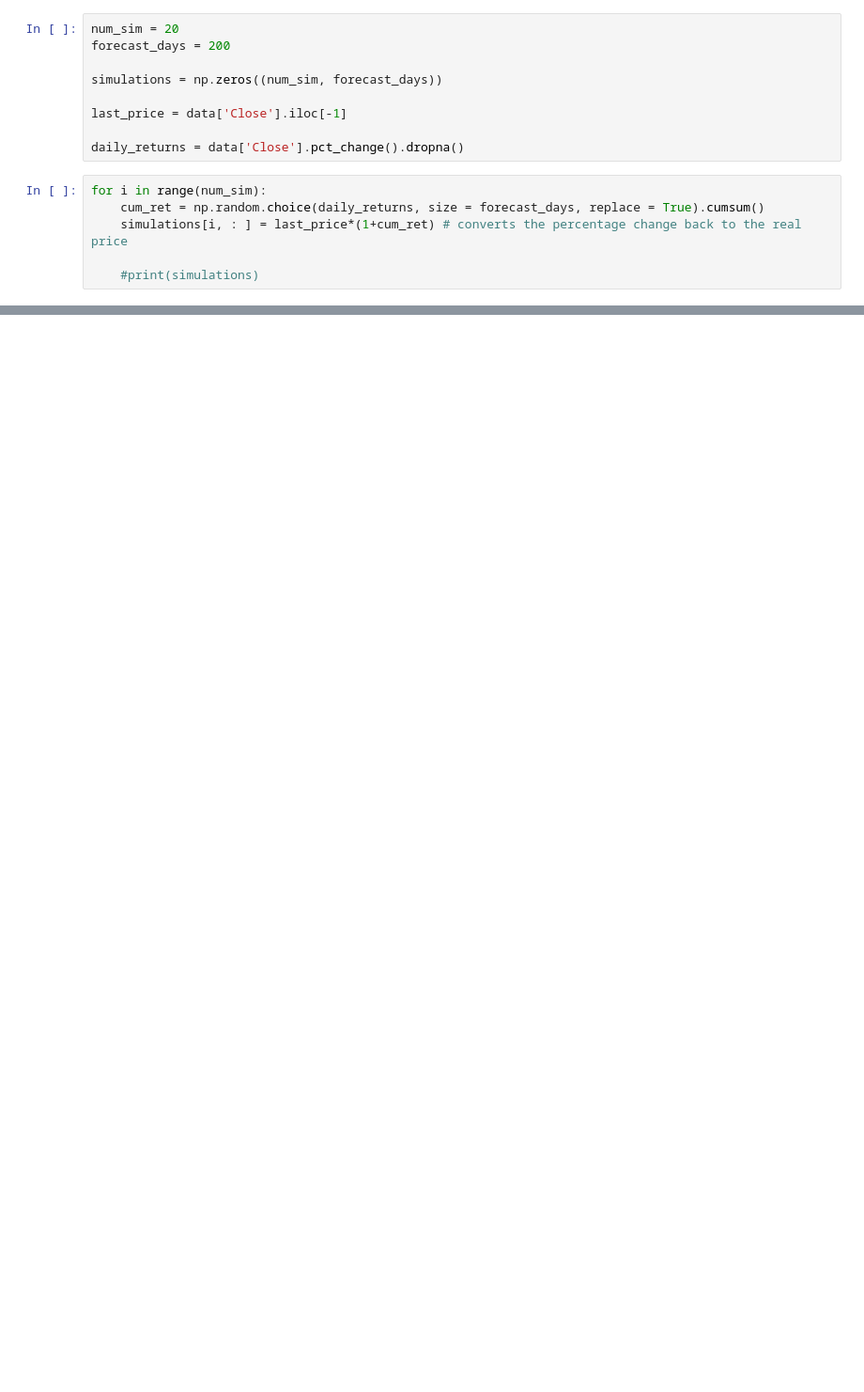
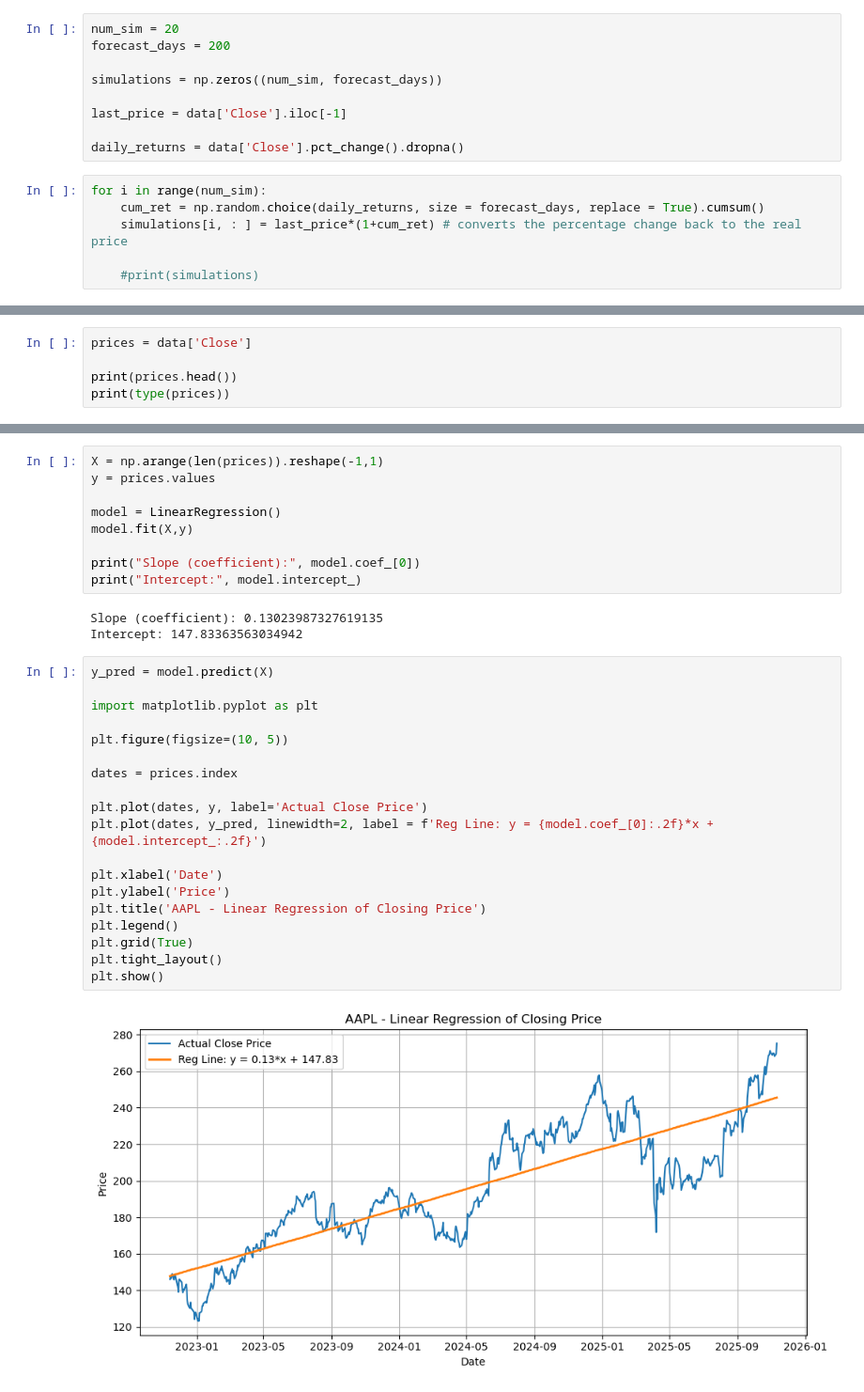
Before and after one commit to alexstoica-1/time-series-analysis-, a Jupyter notebook: notebooks/forecasting.ipynb, the cells around one changed output, grey strips where cells are left out. Shown at 94% size. Saved outputs shown, nothing was run; the diff lists cells and outputs as text; blank space fills up the shorter version.

```diff
--- a/notebooks/forecasting.ipynb
+++ b/notebooks/forecasting.ipynb
@@ -113,0 +112,5 @@ plt.show()
+# %%
+prices = data['Close']
+
+print(prices.head())
+print(type(prices))
@@ -113,0 +126,33 @@ plt.show()
+# %%
+X = np.arange(len(prices)).reshape(-1,1)
+y = prices.values
+
+model = LinearRegression()
+model.fit(X,y)
+
+print("Slope (coefficient):", model.coef_[0])
+print("Intercept:", model.intercept_)
+# %% [output]
+Slope (coefficient): 0.13023987327619135
+Intercept: 147.83363563034942
+# %%
+y_pred = model.predict(X)
+
+import matplotlib.pyplot as plt
+
+plt.figure(figsize=(10, 5))
+
+dates = prices.index
+
+plt.plot(dates, y, label='Actual Close Price')
+plt.plot(dates, y_pred, linewidth=2, label = f'Reg Line: y = {model.coef_[0]:.2f}*x + {model.intercept_:.2f}')
+
+plt.xlabel('Date')
+plt.ylabel('Price')
+plt.title('AAPL - Linear Regression of Closing Price')
+plt.legend()
+plt.grid(True)
+plt.tight_layout()
+plt.show()
+# %% [output]
+[figure, added]
```
Also changed, not shown: parts of 16 cells of this notebook, 3 other files.
